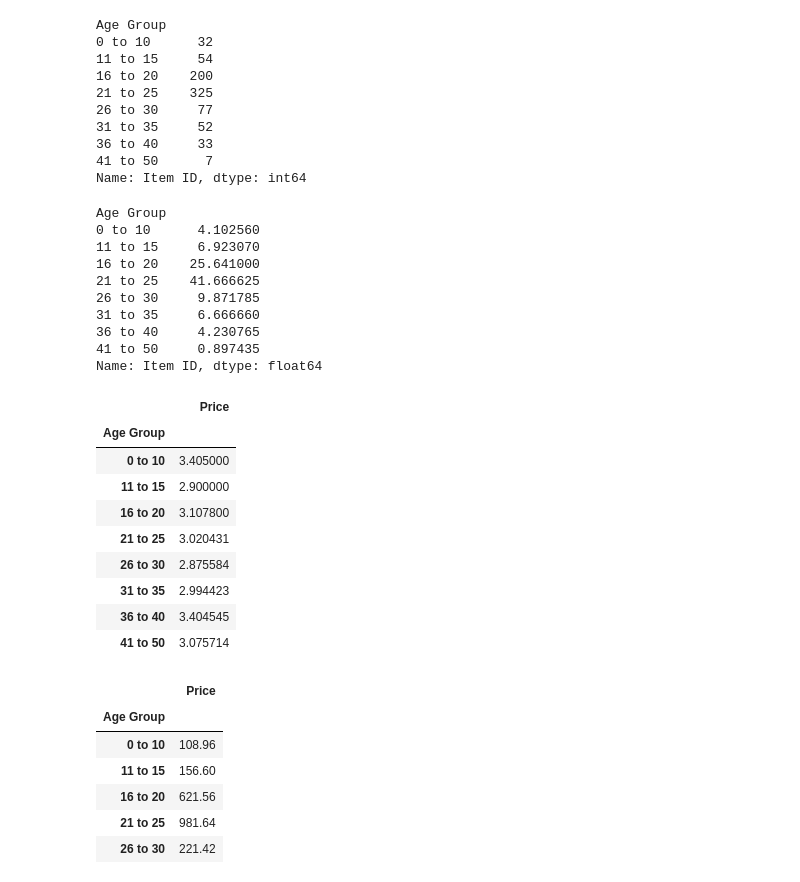
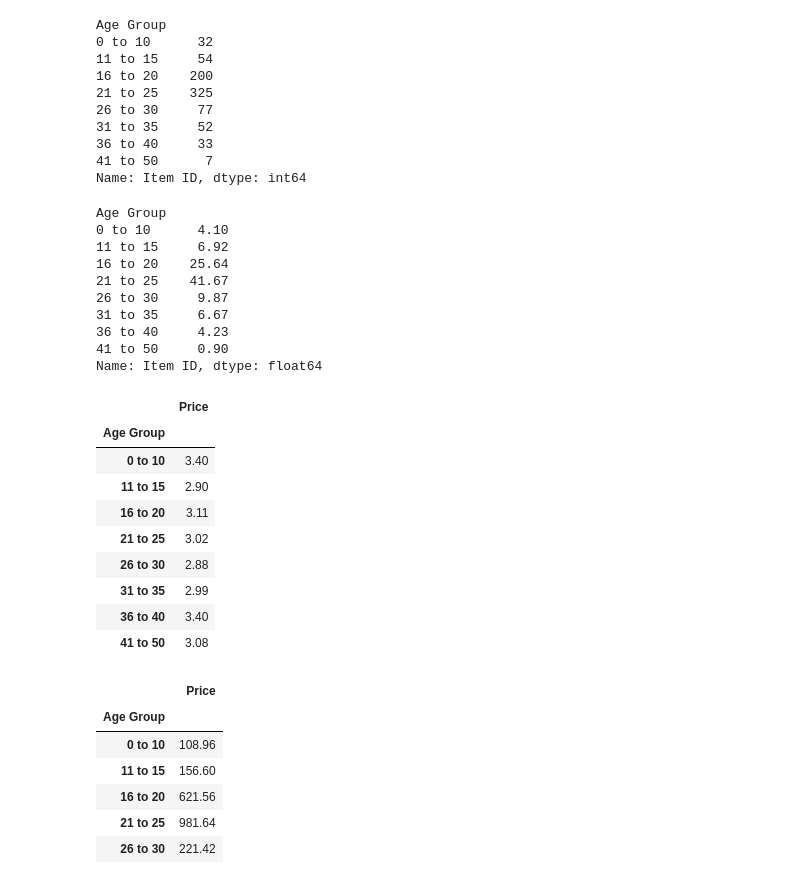
Before and after one commit to tonitiri/Pandas-Challenge, a Jupyter notebook: Heroes_Of_Pymoli.ipynb, the cells around one changed output. Cells and saved outputs as stored; diff of their text form; code cells hidden in the pictures.

```diff
--- a/Heroes_Of_Pymoli.ipynb
+++ b/Heroes_Of_Pymoli.ipynb
@@ -224,34 +224,34 @@ Age Group
 Name: Item ID, dtype: int64
 # %%
 #Percentage Count of players per Age Group
-Pymoli_group_percentage = ((Pymoli_group["Item ID"].count())*0.128205)
+Pymoli_group_percentage = ((Pymoli_group["Item ID"].count())*0.128205).round(2)
 Pymoli_group_percentage
 # %% [output]
 Age Group
-0 to 10      4.102560
-11 to 15     6.923070
-16 to 20    25.641000
-21 to 25    41.666625
-26 to 30     9.871785
-31 to 35     6.666660
-36 to 40     4.230765
-41 to 50     0.897435
+0 to 10      4.10
+11 to 15     6.92
+16 to 20    25.64
+21 to 25    41.67
+26 to 30     9.87
+31 to 35     6.67
+36 to 40     4.23
+41 to 50     0.90
 Name: Item ID, dtype: float64
 # %%
 # Average Purchase Price per Bin
-Pymoli_group_mean = Pymoli_group[["Price"]].mean()
+Pymoli_group_mean = Pymoli_group[["Price"]].mean().round(2)
 Pymoli_group_mean
 # %% [output]
 |  | Price |
 | Age Group |  |
-| 0 to 10 | 3.405000 |
-| 11 to 15 | 2.900000 |
-| 16 to 20 | 3.107800 |
-| 21 to 25 | 3.020431 |
-| 26 to 30 | 2.875584 |
-| 31 to 35 | 2.994423 |
-| 36 to 40 | 3.404545 |
-| 41 to 50 | 3.075714 |
+| 0 to 10 | 3.40 |
+| 11 to 15 | 2.90 |
+| 16 to 20 | 3.11 |
+| 21 to 25 | 3.02 |
+| 26 to 30 | 2.88 |
+| 31 to 35 | 2.99 |
+| 36 to 40 | 3.40 |
+| 41 to 50 | 3.08 |
 # %%
 # Total Purchase Price per Bin
 Pymoli_group_sum = Pymoli_group[["Price"]].sum()
```
Also changed, not shown: parts of 4 cells of this notebook.
